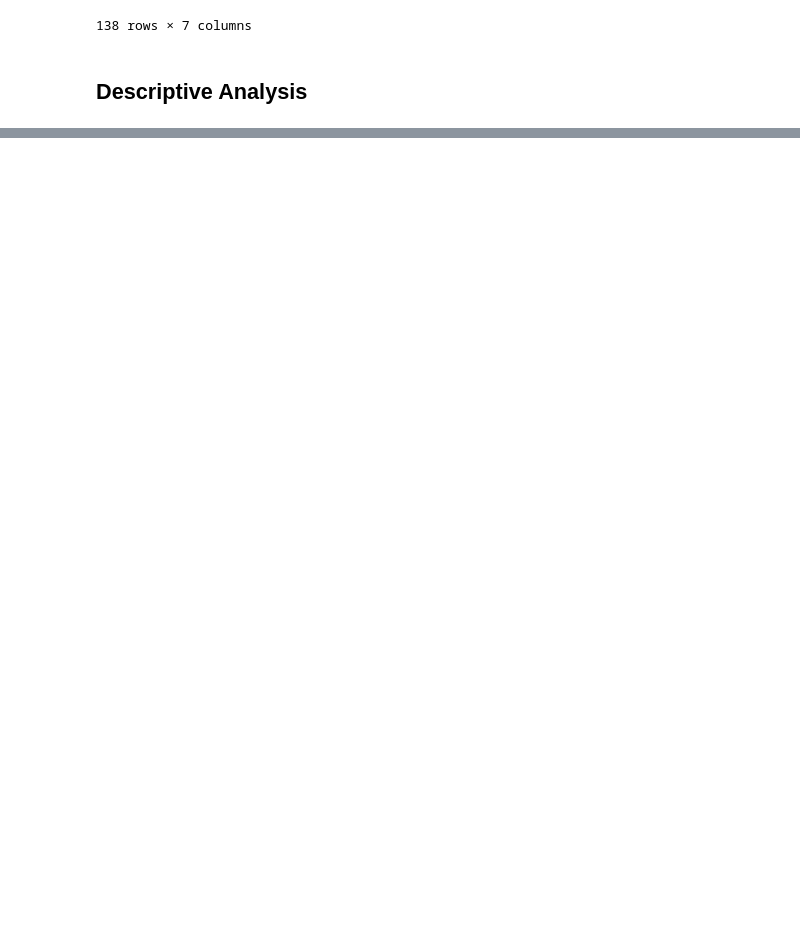
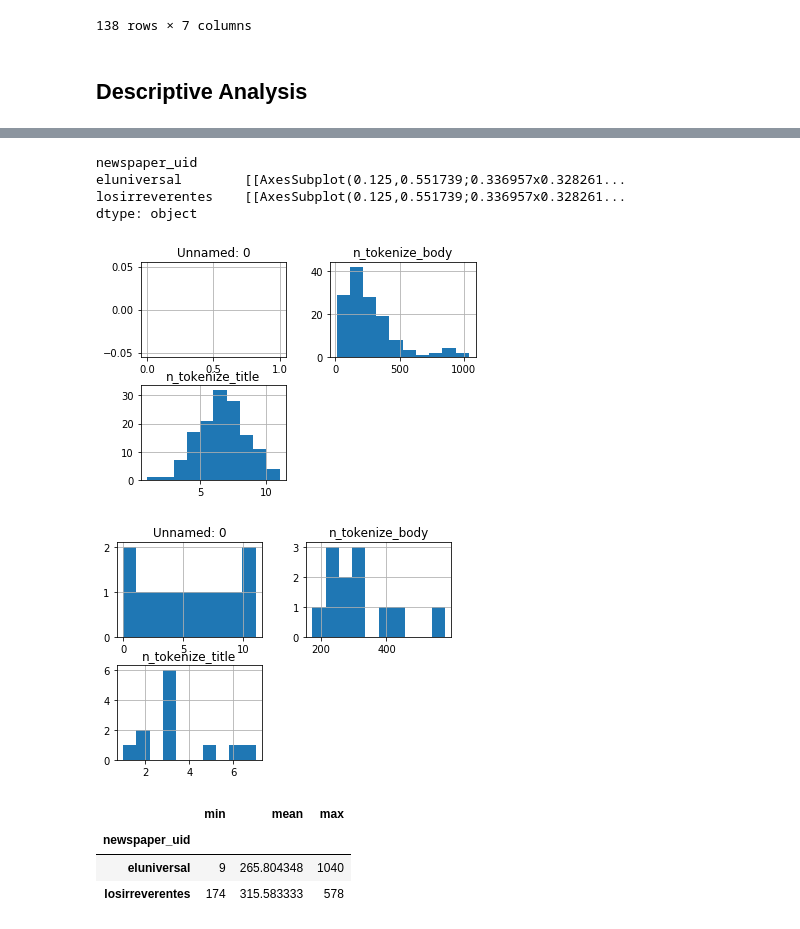
Before and after one commit to Luisehica/Data_Engineering, a Jupyter notebook: proyecto_curso.ipynb, the cells around one changed output, grey strips where cells are left out. Drawn from its saved outputs; the diff is of its cells as text; code cells hidden in the pictures; blank space fills up the shorter version.

```diff
--- a/proyecto_curso.ipynb
+++ b/proyecto_curso.ipynb
@@ -393,0 +426,20 @@ clean_eluniversal = pd.read_csv('web_scraping/clean_eluniversal_2020_04_10_artic
+# %%
+all_newspapers = pd.concat([clean_eluniversal, clean_losirreverentes])
+
+grouped = all_newspapers.groupby('newspaper_uid')
+
+grouped.hist()
+# %% [output]
+newspaper_uid
+eluniversal        [[AxesSubplot(0.125,0.551739;0.336957x0.328261...
+losirreverentes    [[AxesSubplot(0.125,0.551739;0.336957x0.328261...
+dtype: object
+[figure, added]
+[figure, added]
+# %%
+grouped['n_tokenize_body'].agg(['min', 'mean', 'max'])
+# %% [output]
+|  | min | mean | max |
+| newspaper_uid |  |  |  |
+| eluniversal | 9 | 265.804348 | 1040 |
+| losirreverentes | 174 | 315.583333 | 578 |
```
Also changed, not shown: parts of 12 cells of this notebook, 8 other files.
